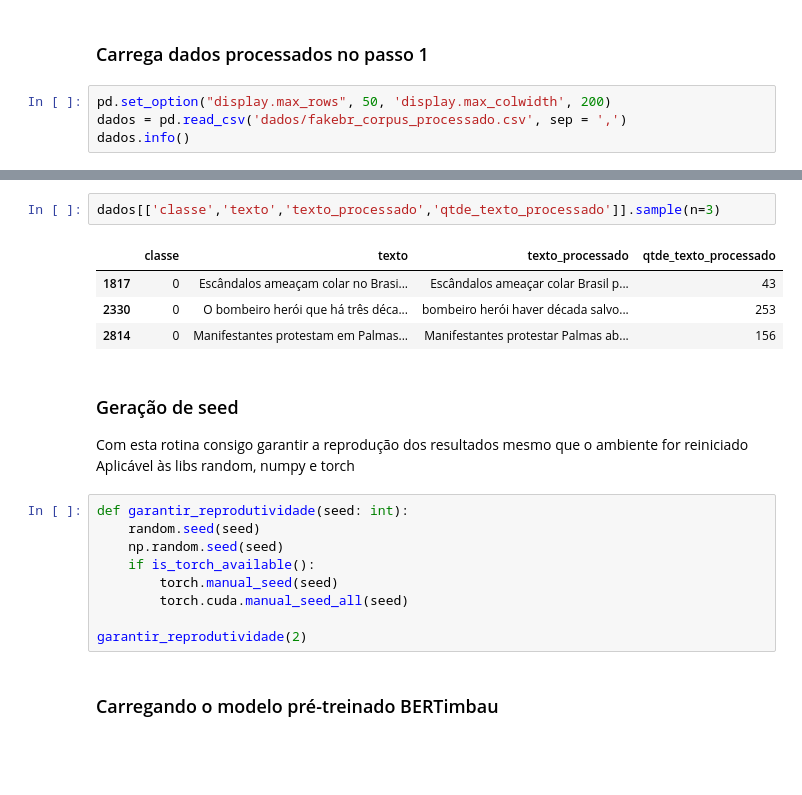
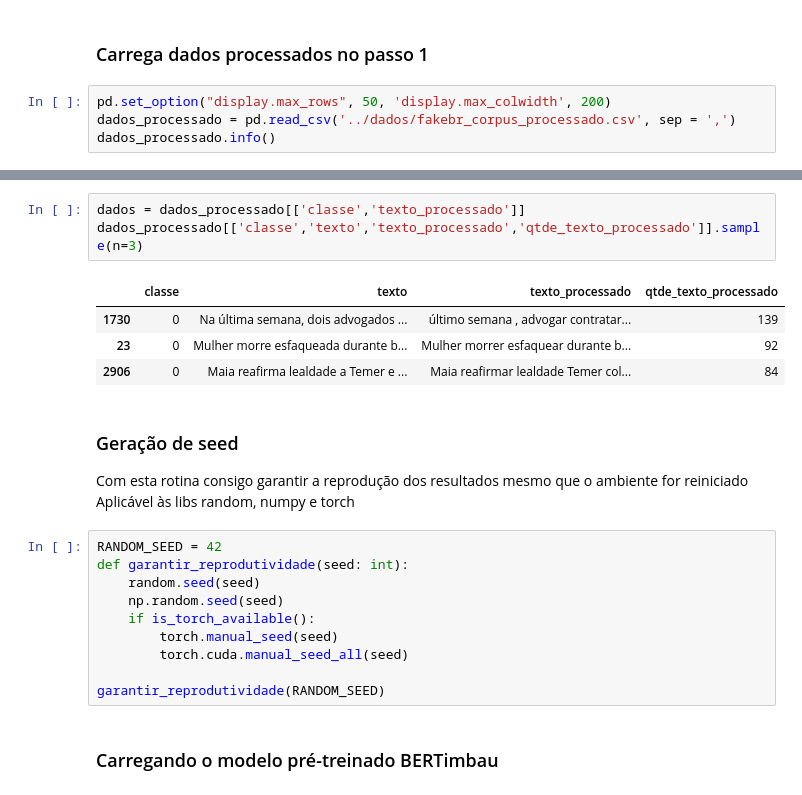
Before and after one commit to caesarcc/python-api-url-check, a Jupyter notebook: jupyter/classificacao_passo02_treino_avaliacao.ipynb, the cells around one changed output, grey strips where cells are left out. Saved outputs shown, nothing was run; the diff lists cells and outputs as text; blank space fills up the shorter version.

```diff
--- a/jupyter/classificacao_passo02_treino_avaliacao.ipynb
+++ b/jupyter/classificacao_passo02_treino_avaliacao.ipynb
@@ -20,8 +33,8 @@ from IPython.display import display
 ### Carrega dados processados no passo 1
 # %%
 pd.set_option("display.max_rows", 50, 'display.max_colwidth', 200)
-dados = pd.read_csv('dados/fakebr_corpus_processado.csv', sep = ',')
-dados.info()
+dados_processado = pd.read_csv('../dados/fakebr_corpus_processado.csv', sep = ',')
+dados_processado.info()
 # %% [output]
 <class 'pandas.core.frame.DataFrame'>
 RangeIndex: 7074 entries, 0 to 7073
@@ -38,17 +51,19 @@ Data columns (total 7 columns):
 dtypes: int64(4), object(3)
 memory usage: 387.0+ KB
 # %%
-dados[['classe','texto','texto_processado','qtde_texto_processado']].sample(n=3)
+dados = dados_processado[['classe','texto_processado']]
+dados_processado[['classe','texto','texto_processado','qtde_texto_processado']].sample(n=3)
 # %% [output]
 |  | classe | texto | texto_processado | qtde_texto_processado |
-| 1817 | 0 | Escândalos ameaçam colar no Brasi... | Escândalos ameaçar colar Brasil p... | 43 |
-| 2330 | 0 | O bombeiro herói que há três déca... | bombeiro herói haver década salvo... | 253 |
-| 2814 | 0 | Manifestantes protestam em Palmas... | Manifestantes protestar Palmas ab... | 156 |
+| 1730 | 0 | Na última semana, dois advogados ... | último semana , advogar contratar... | 139 |
+| 23 | 0 | Mulher morre esfaqueada durante b... | Mulher morrer esfaquear durante b... | 92 |
+| 2906 | 0 | Maia reafirma lealdade a Temer e ... | Maia reafirmar lealdade Temer col... | 84 |
 # %% [markdown]
 ### Geração de seed
 Com esta rotina consigo garantir a reprodução dos resultados mesmo que o ambiente for reiniciado
 Aplicável às libs random, numpy e torch
 # %%
+RANDOM_SEED = 42
 def garantir_reprodutividade(seed: int):
     random.seed(seed)
     np.random.seed(seed)
@@ -56,7 +71,7 @@ def garantir_reprodutividade(seed: int):
         torch.manual_seed(seed)
         torch.cuda.manual_seed_all(seed)
 
-garantir_reprodutividade(2)
+garantir_reprodutividade(RANDOM_SEED)
 # %% [markdown]
 ### Carregando o modelo pré-treinado BERTimbau
 # %%
```
Also changed, not shown: parts of 13 cells of this notebook, 2 other files.
